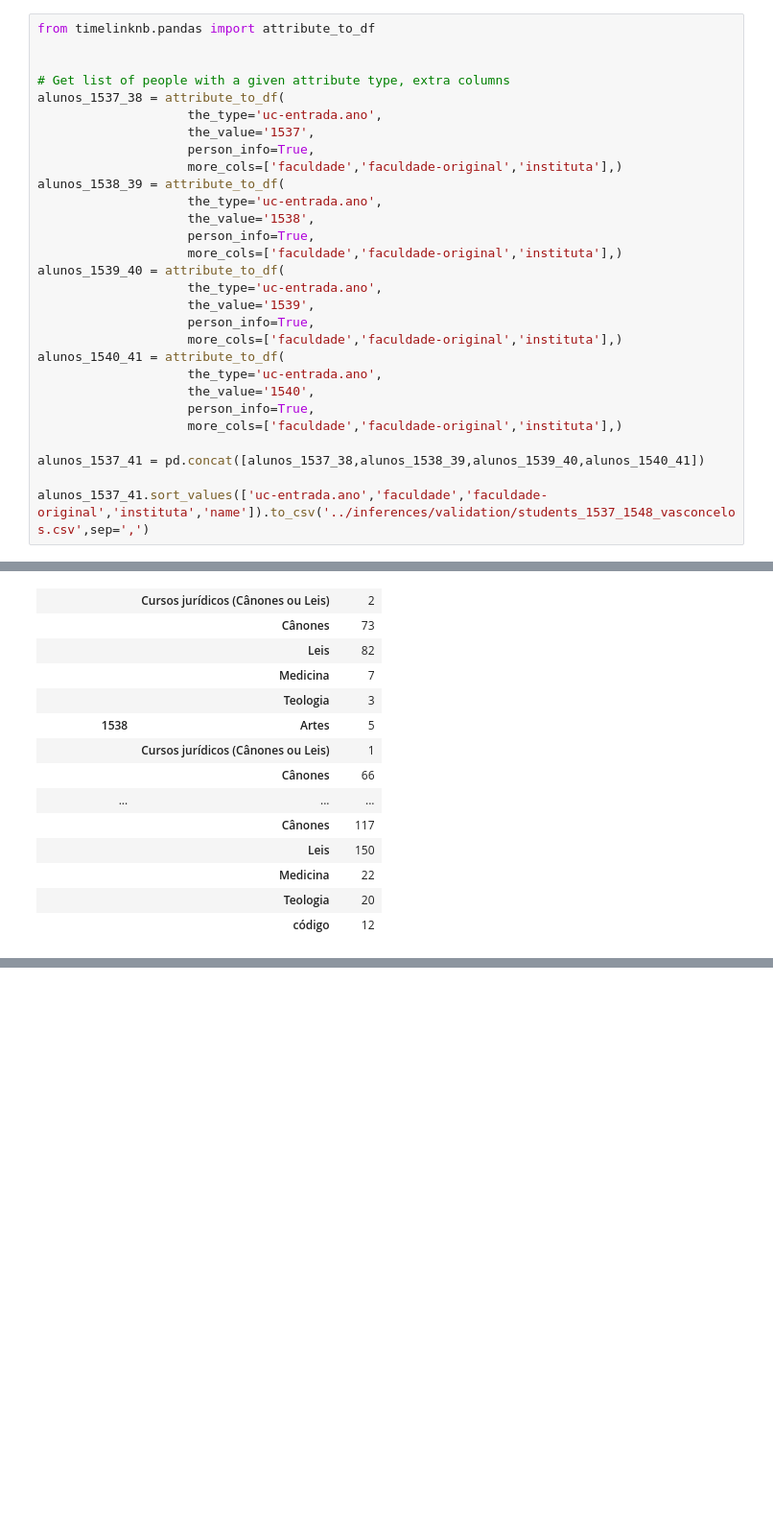
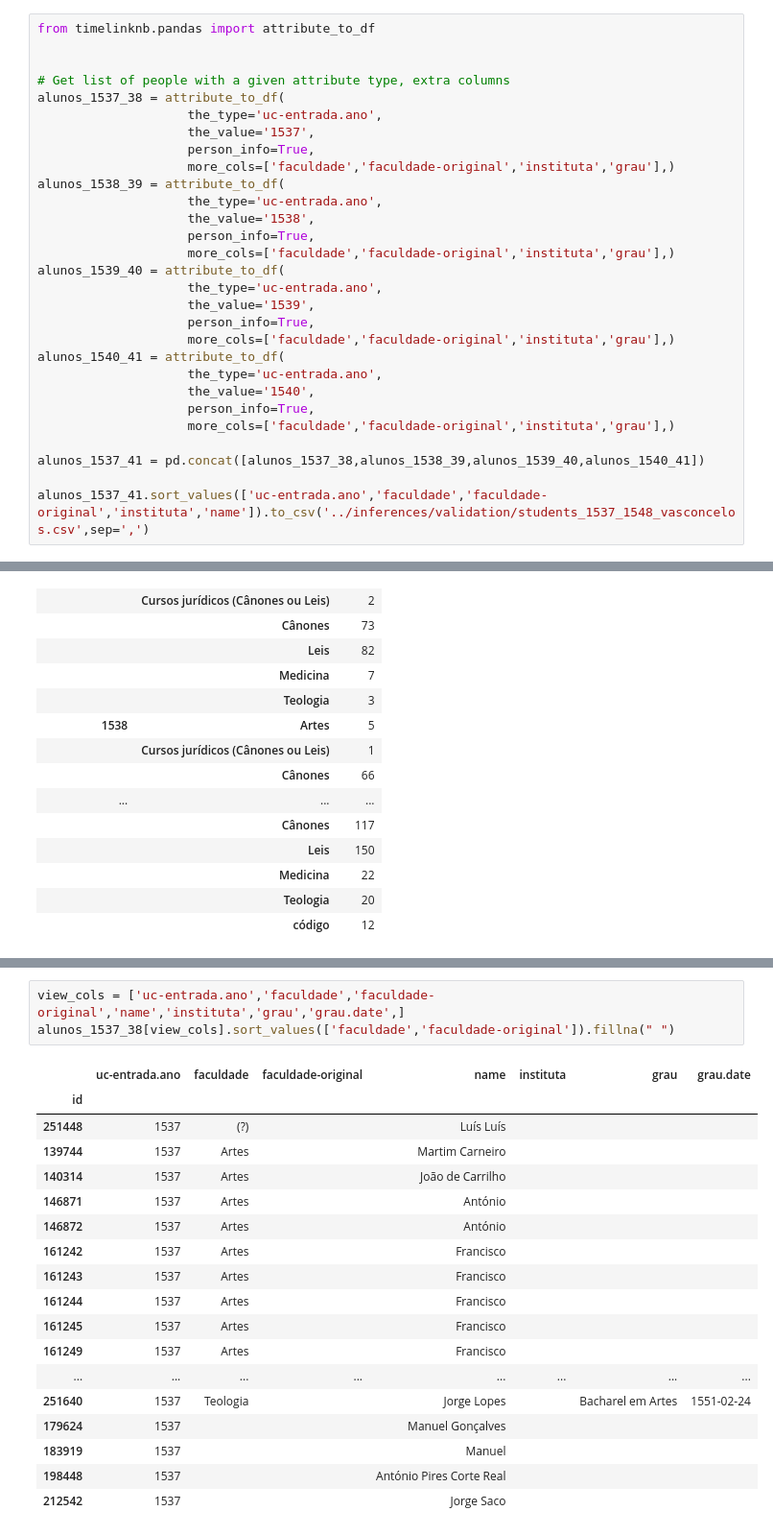
Before and after one commit to joaquimrcarvalho/fauc1537-1919, a Jupyter notebook: notebooks/020-students_overview.ipynb, the cells around one changed output, grey strips where cells are left out. Shown at 96% size. Drawn from its saved outputs; the diff is of its cells as text; blank space fills up the shorter version.

```diff
--- a/notebooks/020-students_overview.ipynb
+++ b/notebooks/020-students_overview.ipynb
@@ -687,22 +682,22 @@ alunos_1537_38 = attribute_to_df(
                     the_type='uc-entrada.ano',
                     the_value='1537',
                     person_info=True,
-                    more_cols=['faculdade','faculdade-original','instituta'],)
+                    more_cols=['faculdade','faculdade-original','instituta','grau'],)
 alunos_1538_39 = attribute_to_df(
                     the_type='uc-entrada.ano',
                     the_value='1538',
                     person_info=True,
-                    more_cols=['faculdade','faculdade-original','instituta'],)
+                    more_cols=['faculdade','faculdade-original','instituta','grau'],)
 alunos_1539_40 = attribute_to_df(
                     the_type='uc-entrada.ano',
                     the_value='1539',
                     person_info=True,
-                    more_cols=['faculdade','faculdade-original','instituta'],)
+                    more_cols=['faculdade','faculdade-original','instituta','grau'],)
 alunos_1540_41 = attribute_to_df(
                     the_type='uc-entrada.ano',
                     the_value='1540',
                     person_info=True,
-                    more_cols=['faculdade','faculdade-original','instituta'],)
+                    more_cols=['faculdade','faculdade-original','instituta','grau'],)
 
 alunos_1537_41 = pd.concat([alunos_1537_38,alunos_1538_39,alunos_1539_40,alunos_1540_41])
 
@@ -798,0 +816,22 @@ alunos_1537_41[['uc-entrada.ano','faculdade-original','name']].groupby(['uc-entr
+# %%
+view_cols = ['uc-entrada.ano','faculdade','faculdade-original','name','instituta','grau','grau.date',]
+alunos_1537_38[view_cols].sort_values(['faculdade','faculdade-original']).fillna(" ")
+# %% [output]
+|  | uc-entrada.ano | faculdade | faculdade-original | name | instituta | grau | grau.date |
+| id |  |  |  |  |  |  |  |
+| 251448 | 1537 | (?) |  | Luís Luís |  |  |  |
+| 139744 | 1537 | Artes |  | Martim Carneiro |  |  |  |
+| 140314 | 1537 | Artes |  | João de Carrilho |  |  |  |
+| 146871 | 1537 | Artes |  | António |  |  |  |
+| 146872 | 1537 | Artes |  | António |  |  |  |
+| 161242 | 1537 | Artes |  | Francisco |  |  |  |
+| 161243 | 1537 | Artes |  | Francisco |  |  |  |
+| 161244 | 1537 | Artes |  | Francisco |  |  |  |
+| 161245 | 1537 | Artes |  | Francisco |  |  |  |
+| 161249 | 1537 | Artes |  | Francisco |  |  |  |
+| ... | ... | ... | ... | ... | ... | ... | ... |
+| 251640 | 1537 | Teologia |  | Jorge Lopes |  | Bacharel em Artes | 1551-02-24 |
+| 179624 | 1537 |  |  | Manuel Gonçalves |  |  |  |
+| 183919 | 1537 |  |  | Manuel |  |  |  |
+| 198448 | 1537 |  |  | António Pires Corte Real |  |  |  |
+| 212542 | 1537 |  |  | Jorge Saco |  |  |  |
```
Also changed, not shown: parts of 9 cells of this notebook, 6 other files.
